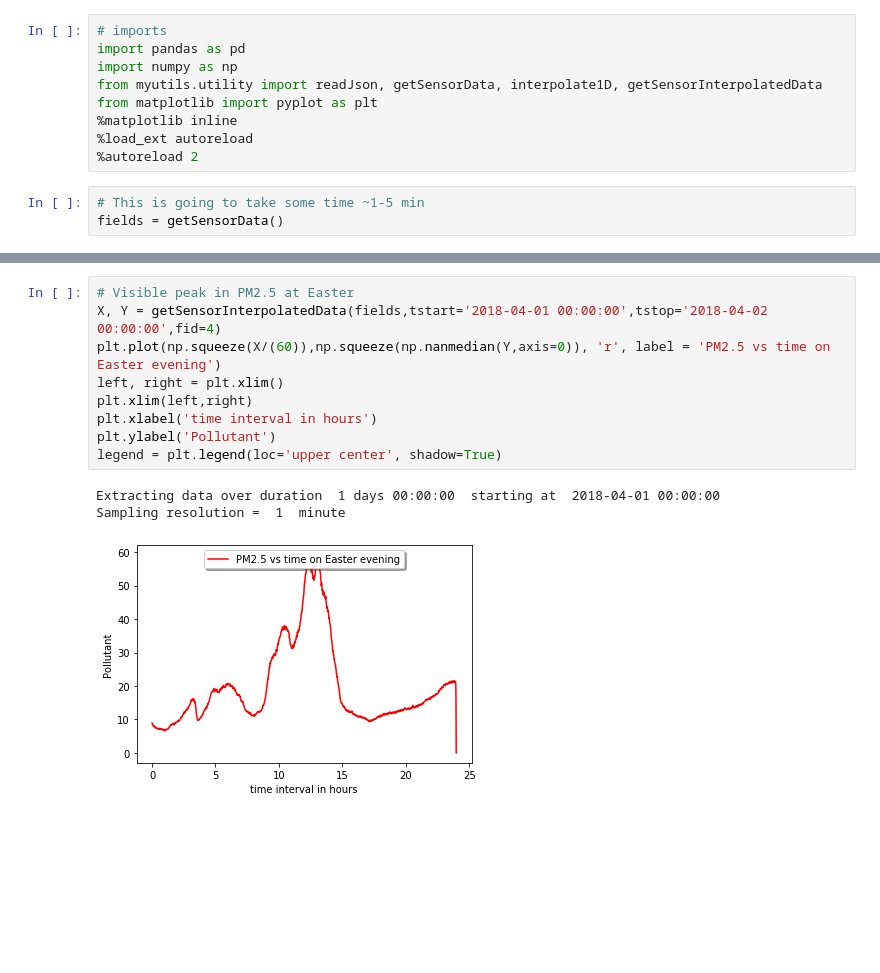
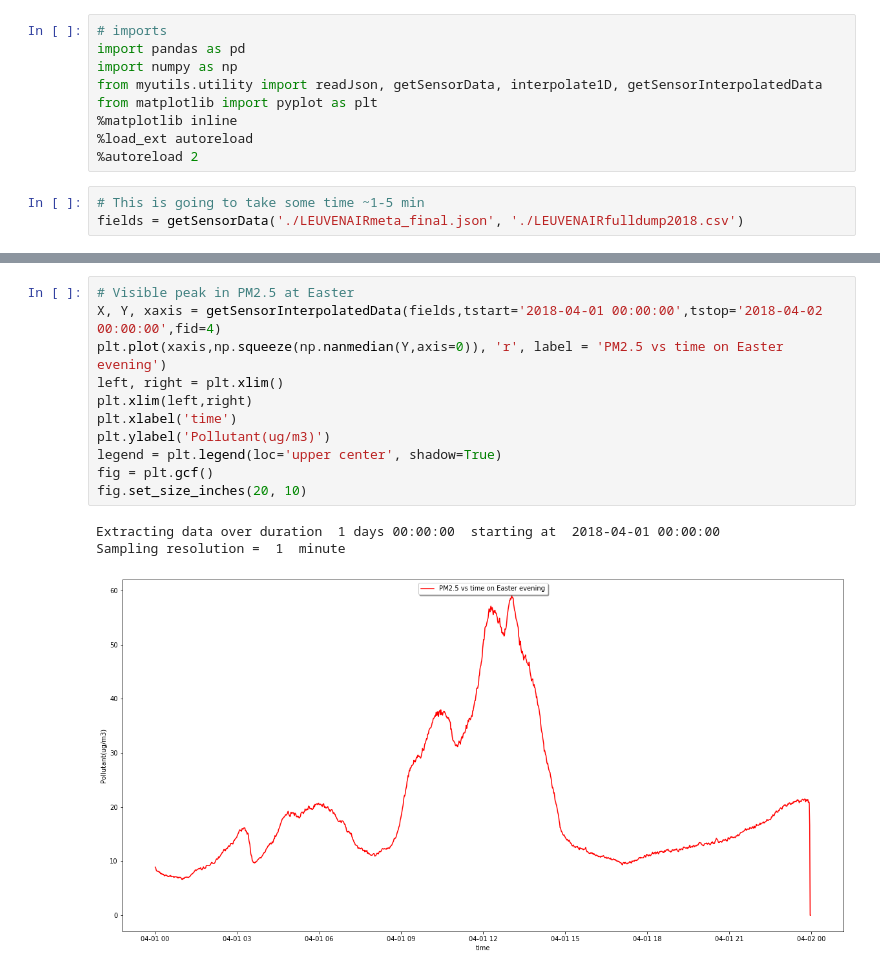
Before and after one commit to eoguzinci/KUL_Datathon_Laqua, a Jupyter notebook: leuvenair/questions.ipynb, the cells around one changed output, grey strips where cells are left out. Drawn from its saved outputs; the diff is of its cells as text; blank space fills up the shorter version.

Commit message:
updates in leuvenair

```diff
--- a/leuvenair/questions.ipynb
+++ b/leuvenair/questions.ipynb
@@ -33,7 +33,7 @@ from matplotlib import pyplot as plt
 %autoreload 2
 # %%
 # This is going to take some time ~1-5 min
-fields = getSensorData()
+fields = getSensorData('./LEUVENAIRmeta_final.json', './LEUVENAIRfulldump2018.csv')
 # %% [output]
 Note: sensors 8799 and 8827 are repeated in the json file!
 The complete pandas frame has shape  (13889081, 10)
@@ -60,14 +60,16 @@ print('All variable names are :', varname)
 All variable names are : ['DATEUTC', 'LAT', 'LON', 'SDS011ID', 'PM2.5', 'PM10', 'DHTID', 'TEMPERATURE', 'HUMIDITY', 'OBSID']
 # %%
 # Visible peak in PM2.5 at Easter
-X, Y = getSensorInterpolatedData(fields,tstart='2018-04-01 00:00:00',tstop='2018-04-02 00:00:00',fid=4)
-plt.plot(np.squeeze(X/(60)),np.squeeze(np.nanmedian(Y,axis=0)), 'r', label = 'PM2.5 vs time on Easter evening')
+X, Y, xaxis = getSensorInterpolatedData(fields,tstart='2018-04-01 00:00:00',tstop='2018-04-02 00:00:00',fid=4)
+plt.plot(xaxis,np.squeeze(np.nanmedian(Y,axis=0)), 'r', label = 'PM2.5 vs time on Easter evening')
 left, right = plt.xlim()
 plt.xlim(left,right)
-plt.xlabel('time interval in hours')
-plt.ylabel('Pollutant')
+plt.xlabel('time')
+plt.ylabel('Pollutant(ug/m3)')
 legend = plt.legend(loc='upper center', shadow=True)
+fig = plt.gcf()
+fig.set_size_inches(20, 10)
 # %% [output]
 Extracting data over duration  1 days 00:00:00  starting at  2018-04-01 00:00:00
 Sampling resolution =  1  minute
-[figure, old version]
+[figure, new version]
```
Also changed, not shown: parts of 1 cell of this notebook, 2 other files.
